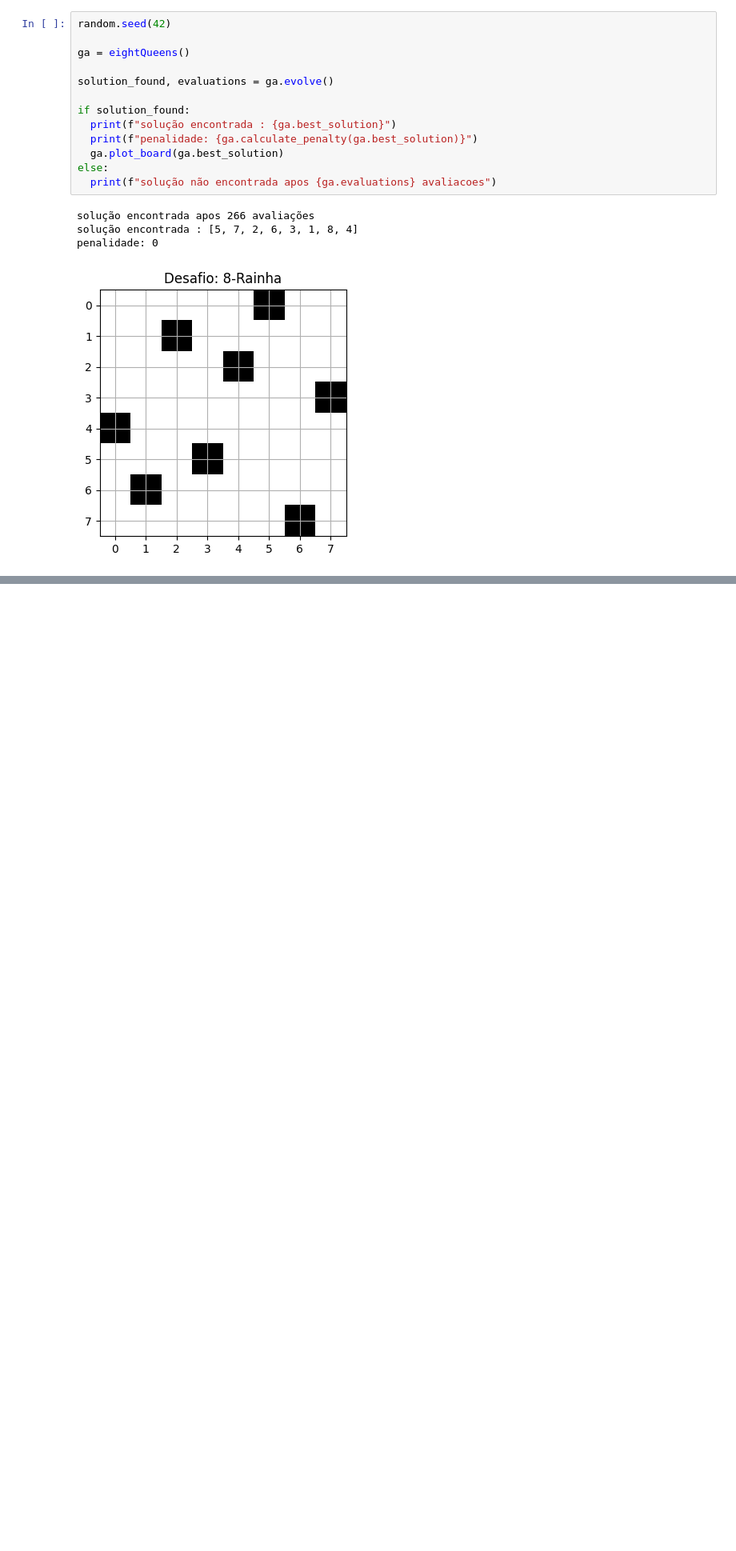
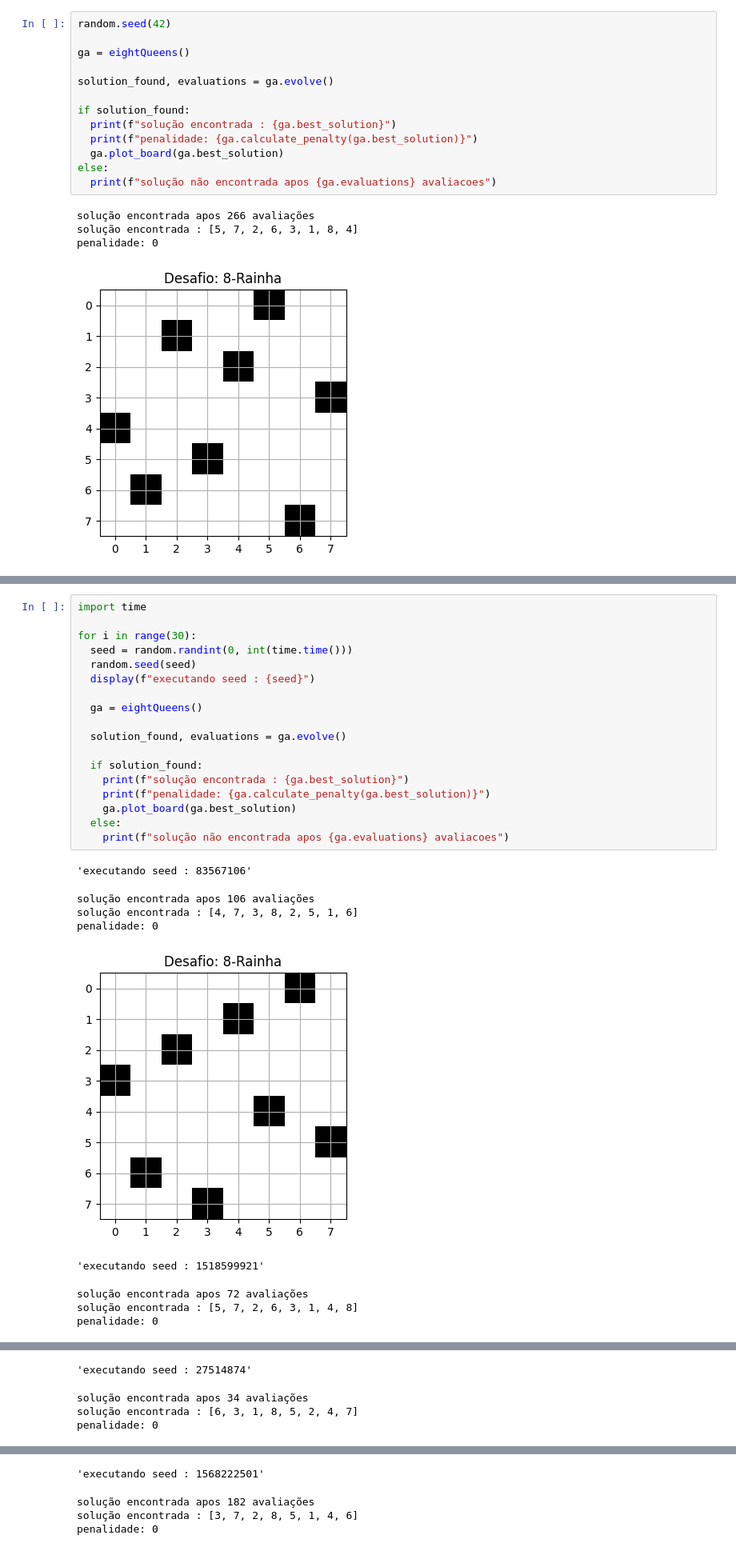
Before and after one commit to Mescolin/8_queen_problem, a Jupyter notebook: CEVO2_T1.ipynb, the cells around one changed output, grey strips where cells are left out. Shown at 80% size. Cells and saved outputs as stored; diff of their text form; blank space fills up the shorter version.

```diff
--- a/CEVO2_T1.ipynb
+++ b/CEVO2_T1.ipynb
@@ -171,0 +170,28 @@ penalidade: 0
+# %%
+import time
+
+for i in range(30):
+  seed = random.randint(0, int(time.time()))
+  random.seed(seed)
+  display(f"executando seed : {seed}")
+
+  ga = eightQueens()
+
+  solution_found, evaluations = ga.evolve()
+
+  if solution_found:
+    print(f"solução encontrada : {ga.best_solution}")
+    print(f"penalidade: {ga.calculate_penalty(ga.best_solution)}")
+    ga.plot_board(ga.best_solution)
+  else:
+    print(f"solução não encontrada apos {ga.evaluations} avaliacoes")
+# %% [output]
+'executando seed : 83567106'
+solução encontrada apos 106 avaliações
+solução encontrada : [4, 7, 3, 8, 2, 5, 1, 6]
+penalidade: 0
+[figure, added]
+'executando seed : 1518599921'
+solução encontrada apos 72 avaliações
+solução encontrada : [5, 7, 2, 6, 3, 1, 4, 8]
+penalidade: 0
@@ -171,0 +199,4 @@ penalidade: 0
+'executando seed : 27514874'
+solução encontrada apos 34 avaliações
+solução encontrada : [6, 3, 1, 8, 5, 2, 4, 7]
+penalidade: 0
@@ -171,0 +204,4 @@ penalidade: 0
+'executando seed : 1568222501'
+solução encontrada apos 182 avaliações
+solução encontrada : [3, 7, 2, 8, 5, 1, 4, 6]
+penalidade: 0
```
Also changed, not shown: parts of 4 cells of this notebook.
